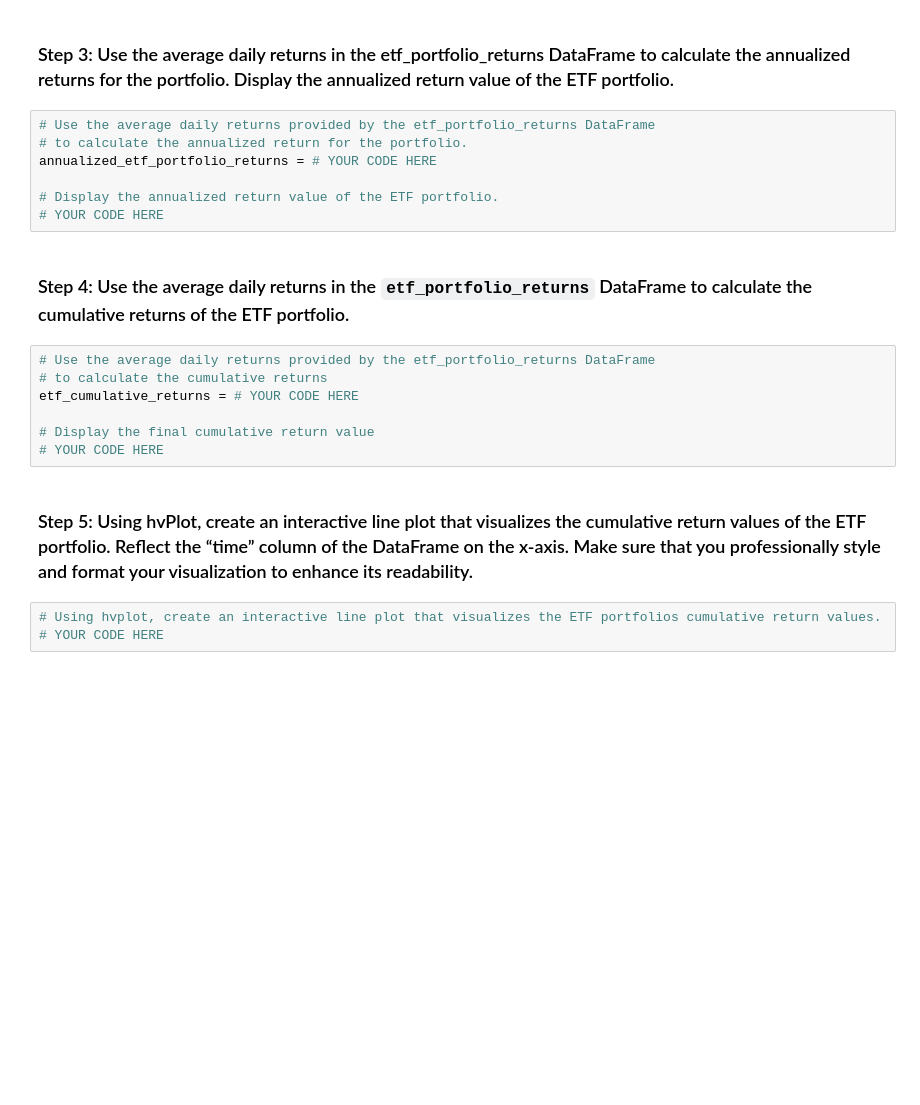
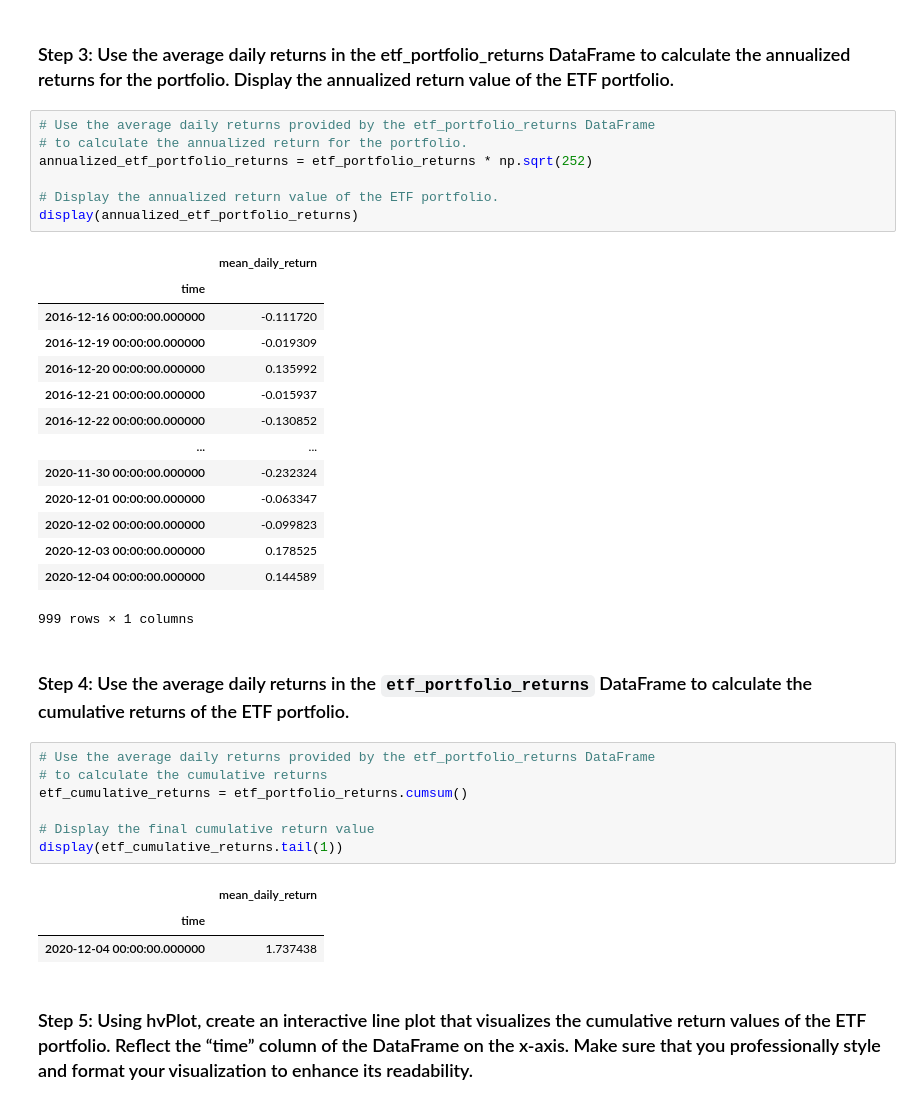
Before and after one commit to dev8125/ETF-Analyzer, a Jupyter notebook: Starter_Code-5/etf_analyzer.ipynb, the cells around one changed output. Cells and saved outputs as stored; diff of their text form; blank space fills up the shorter version.

```diff
--- a/Starter_Code-5/etf_analyzer.ipynb
+++ b/Starter_Code-5/etf_analyzer.ipynb
@@ -396,21 +428,37 @@ etf_portfolio_returns = # YOUR CODE HERE
 # %%
 # Use the average daily returns provided by the etf_portfolio_returns DataFrame
 # to calculate the annualized return for the portfolio.
-annualized_etf_portfolio_returns = # YOUR CODE HERE
+annualized_etf_portfolio_returns = etf_portfolio_returns * np.sqrt(252)
 
 # Display the annualized return value of the ETF portfolio.
-# YOUR CODE HERE
+display(annualized_etf_portfolio_returns)
+# %% [output]
+|  | mean_daily_return |
+| time |  |
+| 2016-12-16 00:00:00.000000 | -0.111720 |
+| 2016-12-19 00:00:00.000000 | -0.019309 |
+| 2016-12-20 00:00:00.000000 | 0.135992 |
+| 2016-12-21 00:00:00.000000 | -0.015937 |
+| 2016-12-22 00:00:00.000000 | -0.130852 |
+| ... | ... |
+| 2020-11-30 00:00:00.000000 | -0.232324 |
+| 2020-12-01 00:00:00.000000 | -0.063347 |
+| 2020-12-02 00:00:00.000000 | -0.099823 |
+| 2020-12-03 00:00:00.000000 | 0.178525 |
+| 2020-12-04 00:00:00.000000 | 0.144589 |
+999 rows × 1 columns
 # %% [markdown]
 ### Step 4: Use the average daily returns in the `etf_portfolio_returns` DataFrame to calculate the cumulative returns of the ETF portfolio.
 # %%
 # Use the average daily returns provided by the etf_portfolio_returns DataFrame
 # to calculate the cumulative returns
-etf_cumulative_returns = # YOUR CODE HERE
+etf_cumulative_returns = etf_portfolio_returns.cumsum()
 
 # Display the final cumulative return value
-# YOUR CODE HERE
+display(etf_cumulative_returns.tail(1))
+# %% [output]
+|  | mean_daily_return |
+| time |  |
+| 2020-12-04 00:00:00.000000 | 1.737438 |
 # %% [markdown]
 ### Step 5: Using hvPlot, create an interactive line plot that visualizes the cumulative return values of the ETF portfolio. Reflect the “time” column of the DataFrame on the x-axis. Make sure that you professionally style and format your visualization to enhance its readability.
-# %%
-# Using hvplot, create an interactive line plot that visualizes the ETF portfolios cumulative return values.
-# YOUR CODE HERE
```
Also changed, not shown: parts of 3 cells of this notebook, 1 other file.
